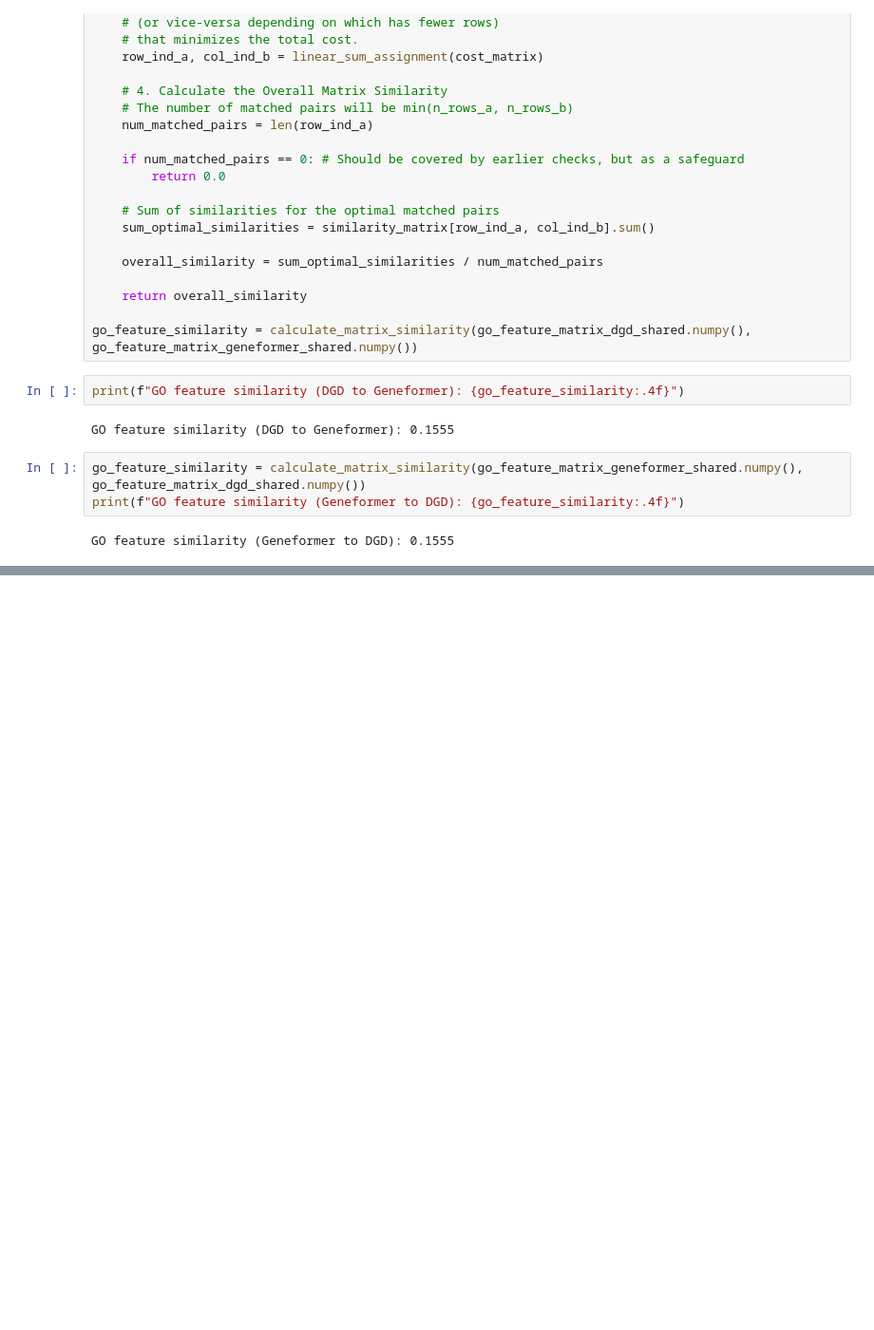
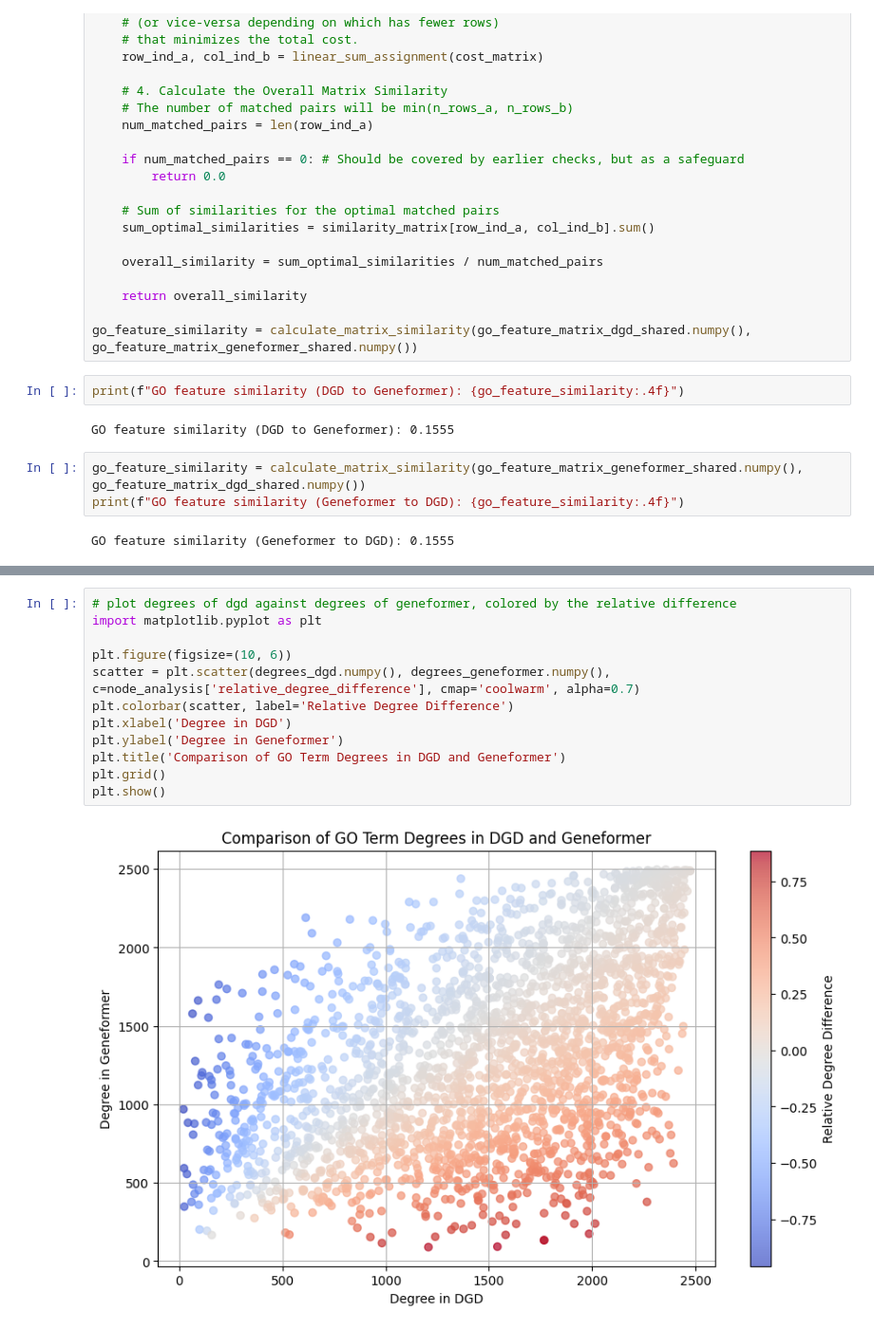
Before and after one commit to viktoriaschuster/interpreting_omics_models, a Jupyter notebook: 02_experiments/singlecell/compare_multiDGD_Geneformer_GO_terms.ipynb, the cells around one changed output, grey strips where cells are left out. Shown at 95% size. Saved outputs shown, nothing was run; the diff lists cells and outputs as text; blank space fills up the shorter version.

Commit message:
add analysis between DGD and Geneformer concept spaces

```diff
--- a/02_experiments/singlecell/compare_multiDGD_Geneformer_GO_terms.ipynb
+++ b/02_experiments/singlecell/compare_multiDGD_Geneformer_GO_terms.ipynb
@@ -523,0 +658,14 @@ GO feature similarity (Geneformer to DGD): 0.1555
+# %%
+# plot degrees of dgd against degrees of geneformer, colored by the relative difference
+import matplotlib.pyplot as plt
+
+plt.figure(figsize=(10, 6))
+scatter = plt.scatter(degrees_dgd.numpy(), degrees_geneformer.numpy(), c=node_analysis['relative_degree_difference'], cmap='coolwarm', alpha=0.7)
+plt.colorbar(scatter, label='Relative Degree Difference')
+plt.xlabel('Degree in DGD')
+plt.ylabel('Degree in Geneformer')
+plt.title('Comparison of GO Term Degrees in DGD and Geneformer')
+plt.grid()
+plt.show()
+# %% [output]
+[figure, added]
```
Also changed, not shown: parts of 19 cells of this notebook.
